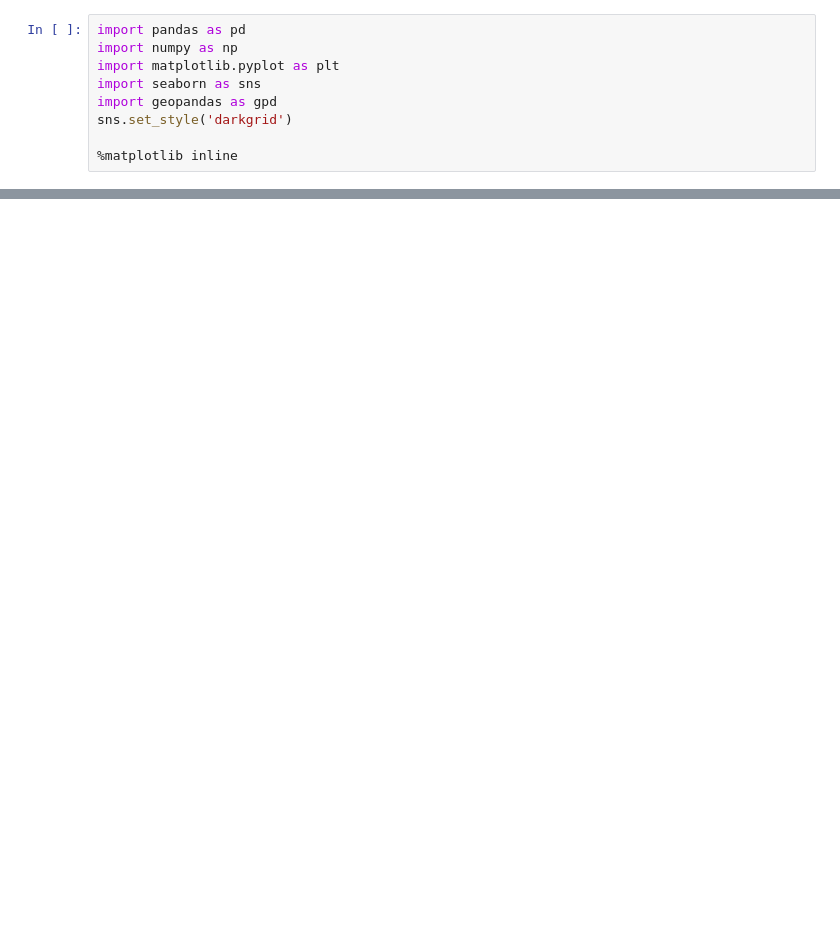
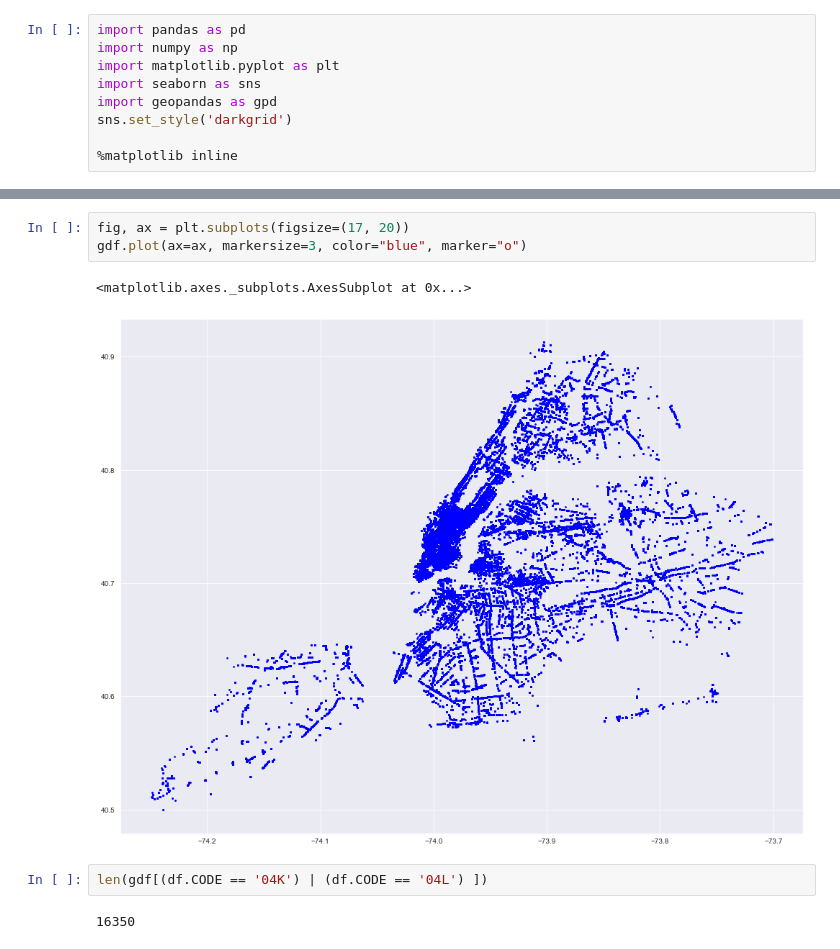
Before and after one commit to JacobMinkin/NYC_Restaurant_Health_Inspection, a Jupyter notebook: NYC_Mapping.ipynb, the cells around one changed output, grey strips where cells are left out. Drawn from its saved outputs; the diff is of its cells as text; blank space fills up the shorter version.

```diff
--- a/NYC_Mapping.ipynb
+++ b/NYC_Mapping.ipynb
@@ -25,0 +34,10 @@ plt.title("New York City Resteraunts")
+# %%
+fig, ax = plt.subplots(figsize=(17, 20))
+gdf.plot(ax=ax, markersize=3, color="blue", marker="o")
+# %% [output]
+<matplotlib.axes._subplots.AxesSubplot at 0x...>
+[figure, added]
+# %%
+len(gdf[(df.CODE == '04K') | (df.CODE == '04L') ])
+# %% [output]
+16350
```
Also changed, not shown: parts of 13 cells of this notebook, 1 other file.
